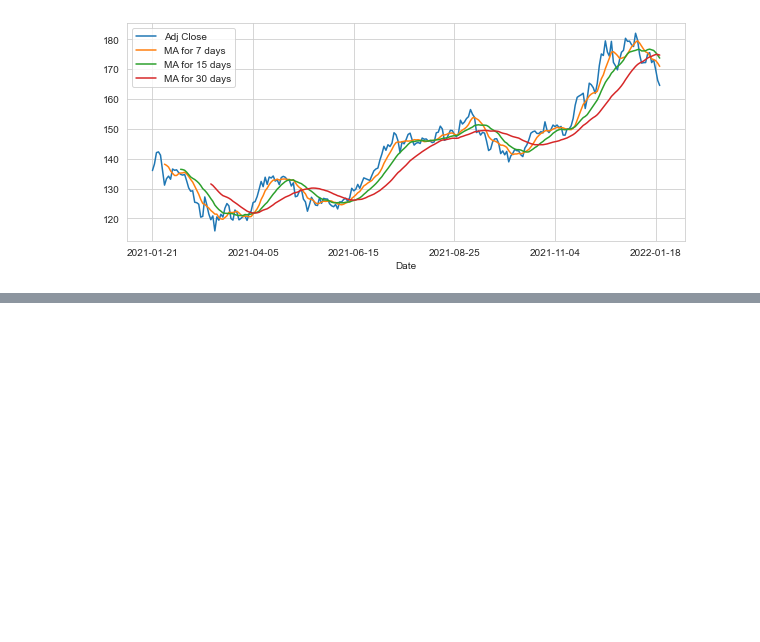
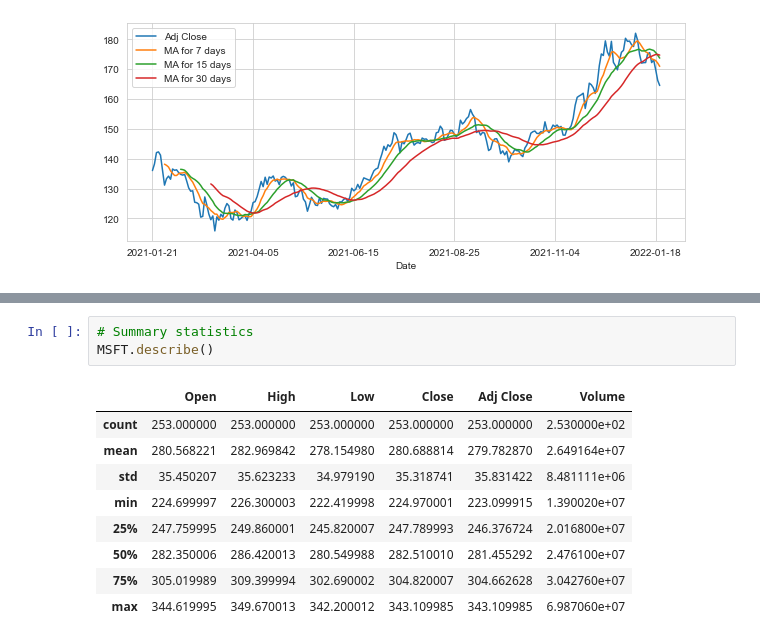
Before and after one commit to VannaroEcon/MyPortfolioProjects, a Jupyter notebook: Stock Market Analysis Project.ipynb, the cells around one changed output, grey strips where cells are left out. Drawn from its saved outputs; the diff is of its cells as text; blank space fills up the shorter version.

```diff
--- a/Stock Market Analysis Project.ipynb
+++ b/Stock Market Analysis Project.ipynb
@@ -115,0 +131,13 @@ AAPL[['Adj Close','MA for 7 days','MA for 15 days','MA for 30 days']].plot(subpl
+# %%
+# Summary statistics
+MSFT.describe()
+# %% [output]
+|  | Open | High | Low | Close | Adj Close | Volume |
+| count | 253.000000 | 253.000000 | 253.000000 | 253.000000 | 253.000000 | 2.530000e+02 |
+| mean | 280.568221 | 282.969842 | 278.154980 | 280.688814 | 279.782870 | 2.649164e+07 |
+| std | 35.450207 | 35.623233 | 34.979190 | 35.318741 | 35.831422 | 8.481111e+06 |
+| min | 224.699997 | 226.300003 | 222.419998 | 224.970001 | 223.099915 | 1.390020e+07 |
+| 25% | 247.759995 | 249.860001 | 245.820007 | 247.789993 | 246.376724 | 2.016800e+07 |
+| 50% | 282.350006 | 286.420013 | 280.549988 | 282.510010 | 281.455292 | 2.476100e+07 |
+| 75% | 305.019989 | 309.399994 | 302.690002 | 304.820007 | 304.662628 | 3.042760e+07 |
+| max | 344.619995 | 349.670013 | 342.200012 | 343.109985 | 343.109985 | 6.987060e+07 |
```
Also changed, not shown: parts of 11 cells of this notebook.
